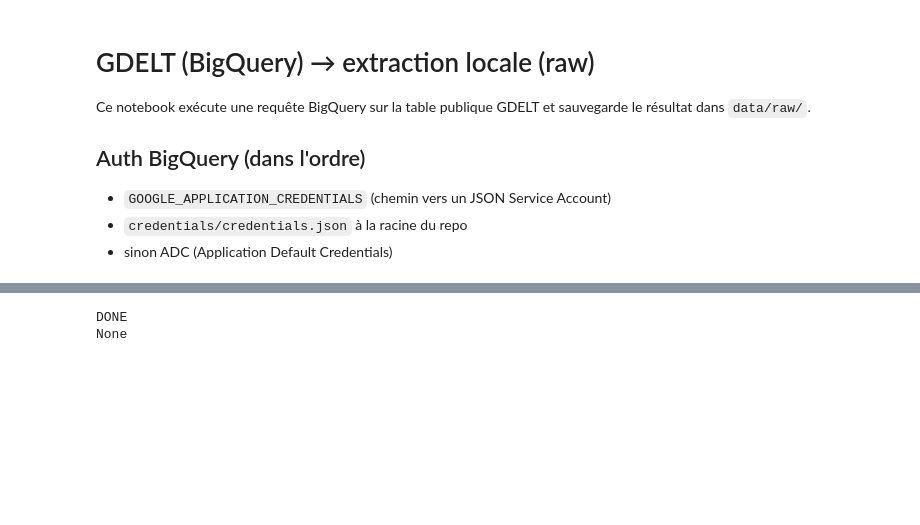
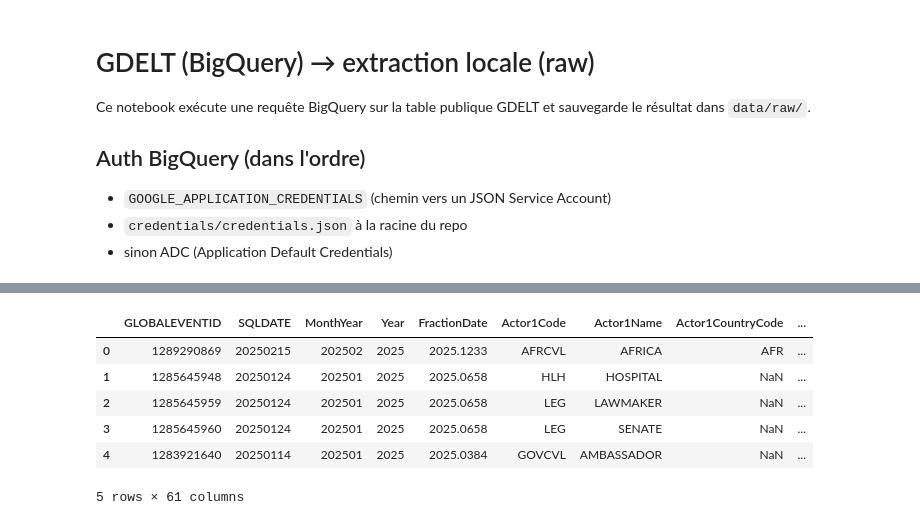
Before and after one commit to Equipe-003/Hackathon_iSHEEROXDatacamp, a Jupyter notebook: notebooks/data_extraction.ipynb, the cells around one changed output, grey strips where cells are left out. Saved outputs shown, nothing was run; the diff lists cells and outputs as text; code cells hidden in the pictures; blank space fills up the shorter version.

```diff
--- a/notebooks/data_extraction.ipynb
+++ b/notebooks/data_extraction.ipynb
@@ -30,15 +31,26 @@ importlib.reload(dp)
 # %%
-query = """
+events_query = """
 SELECT *
-FROM `gdelt-bq.gdeltv2.events`
-WHERE ActionGeo_CountryCode = 'BN'
-  AND (SQLDATE BETWEEN 20250101 AND 20251231)
+FROM `gdelt-bq.gdeltv2.events` AS e
+WHERE (
+        (e.ActionGeo_CountryCode = 'BN'
+         AND LOWER(RTRIM(e.ActionGeo_FullName)) = 'benin'
+         AND e.ActionGeo_Type = 1)
+     OR (e.Actor1Geo_CountryCode = 'BN'
+         AND LOWER(RTRIM(e.Actor1Geo_FullName)) = 'benin'
+         AND e.Actor1Geo_Type = 1)
+     OR (e.Actor2Geo_CountryCode = 'BN'
+         AND LOWER(RTRIM(e.Actor2Geo_FullName)) = 'benin'
+         AND e.Actor2Geo_Type = 1)
+      )
+  AND e.SQLDATE BETWEEN 20250101 AND 20251231
 """.strip()
 
 client = dp.get_bq_client()
-df = dp.extract_raw_data(client, query)
+df = dp.extract_raw_data(client, events_query)
 
 raw_dir = PROJECT_ROOT / "data" / "raw"
 raw_dir.mkdir(parents=True, exist_ok=True)
 dp.load_raw_data(df, raw_dir / "gdelt_bn_2025.csv")
 df.head()
+# %% [output]
@@ -45,8 +60,7 @@ df.head()
+|  | GLOBALEVENTID | SQLDATE | MonthYear | Year | FractionDate | Actor1Code | Actor1Name | Actor1CountryCode | ... |
+| 0 | 1289290869 | 20250215 | 202502 | 2025 | 2025.1233 | AFRCVL | AFRICA | AFR | ... |
+| 1 | 1285645948 | 20250124 | 202501 | 2025 | 2025.0658 | HLH | HOSPITAL | NaN | ... |
+| 2 | 1285645959 | 20250124 | 202501 | 2025 | 2025.0658 | LEG | LAWMAKER | NaN | ... |
+| 3 | 1285645960 | 20250124 | 202501 | 2025 | 2025.0658 | LEG | SENATE | NaN | ... |
+| 4 | 1283921640 | 20250114 | 202501 | 2025 | 2025.0384 | GOVCVL | AMBASSADOR | NaN | ... |
+5 rows × 61 columns
-# %%
-job = client.query(query)
-
-print(job.state)
-print(job.error_result)
-# %% [output]
-DONE
-None
```
Also changed, not shown: parts of 4 cells of this notebook, 21 other files.
